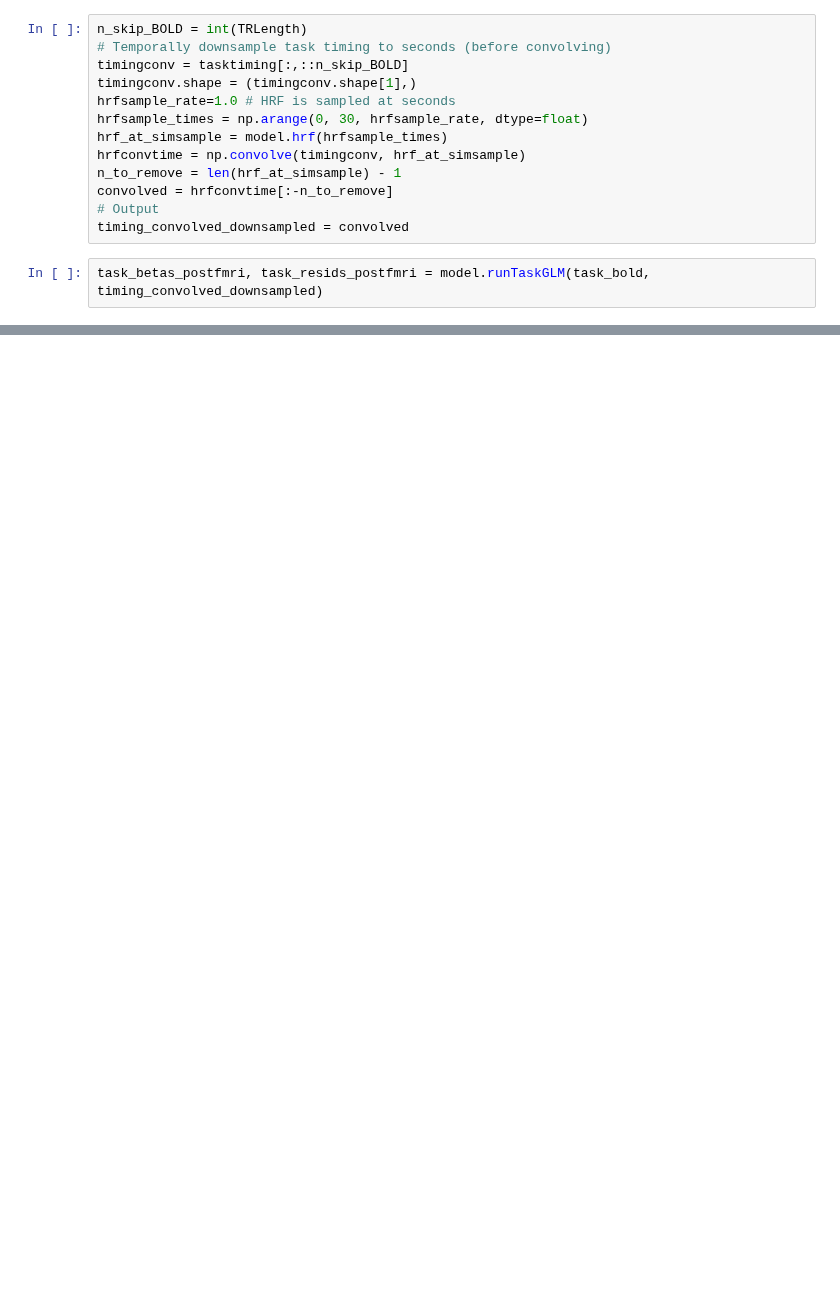
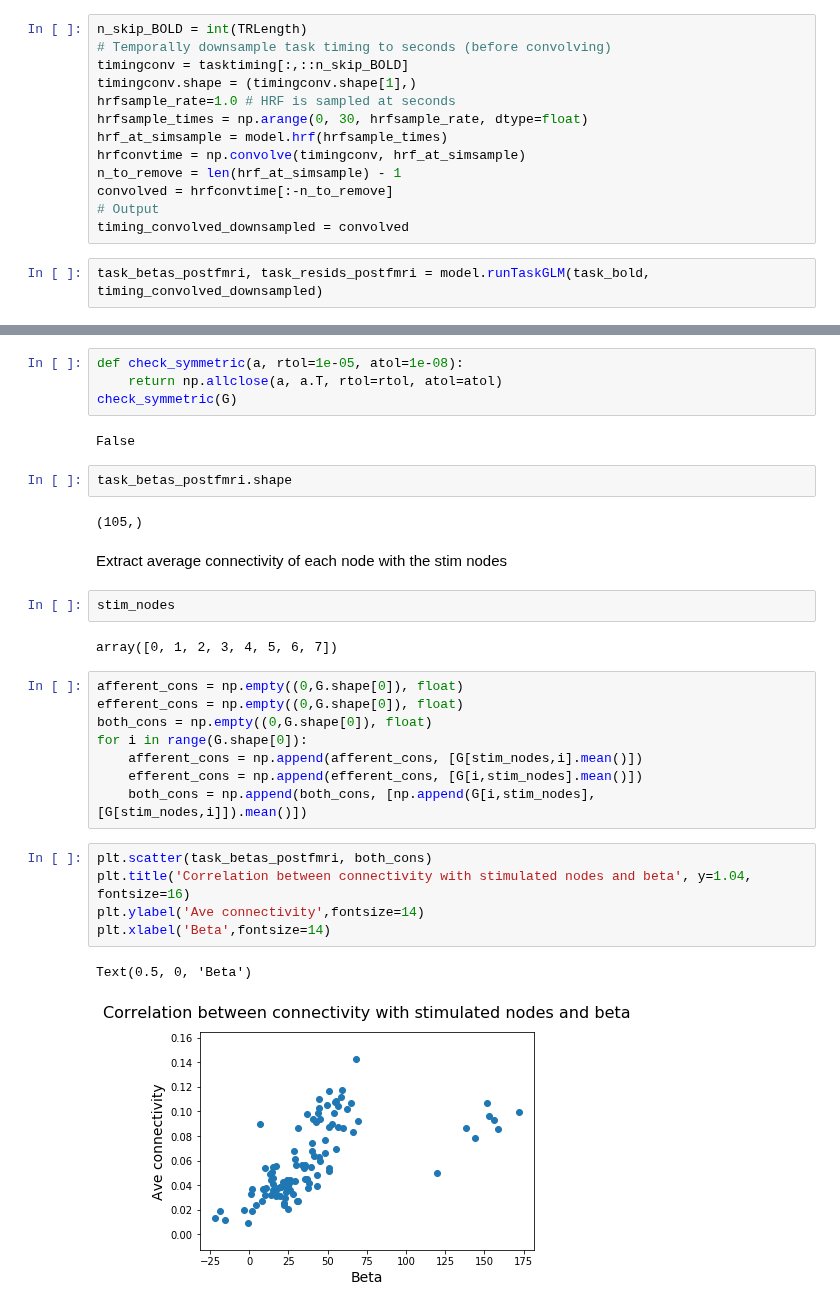
Before and after one commit to zenkavi/DevStudy_FmriNbs, a Jupyter notebook: notebooks/informationtransfermapping/TheoreticalResults/zenkavi_simulation_sandbox.ipynb, the cells around one changed output, grey strips where cells are left out. Cells and saved outputs as stored; diff of their text form; blank space fills up the shorter version.

```diff
--- a/notebooks/informationtransfermapping/TheoreticalResults/zenkavi_simulation_sandbox.ipynb
+++ b/notebooks/informationtransfermapping/TheoreticalResults/zenkavi_simulation_sandbox.ipynb
@@ -237,0 +236,32 @@ Unknown/to be estimated: weights of G matrix?
+# %%
+def check_symmetric(a, rtol=1e-05, atol=1e-08):
+    return np.allclose(a, a.T, rtol=rtol, atol=atol)
+check_symmetric(G)
+# %% [output]
+False
+# %%
+task_betas_postfmri.shape
+# %% [output]
+(105,)
+# %% [markdown]
+Extract average connectivity of each node with the stim nodes
+# %%
+stim_nodes
+# %% [output]
+array([0, 1, 2, 3, 4, 5, 6, 7])
+# %%
+afferent_cons = np.empty((0,G.shape[0]), float)
+efferent_cons = np.empty((0,G.shape[0]), float)
+both_cons = np.empty((0,G.shape[0]), float)
+for i in range(G.shape[0]):
+    afferent_cons = np.append(afferent_cons, [G[stim_nodes,i].mean()])
+    efferent_cons = np.append(efferent_cons, [G[i,stim_nodes].mean()])
+    both_cons = np.append(both_cons, [np.append(G[i,stim_nodes], [G[stim_nodes,i]]).mean()])
+# %%
+plt.scatter(task_betas_postfmri, both_cons)
+plt.title('Correlation between connectivity with stimulated nodes and beta', y=1.04, fontsize=16)
+plt.ylabel('Ave connectivity',fontsize=14)
+plt.xlabel('Beta',fontsize=14)
+# %% [output]
+Text(0.5, 0, 'Beta')
+[figure, added]
```
Also changed, not shown: parts of 24 cells of this notebook, 1 other file.
